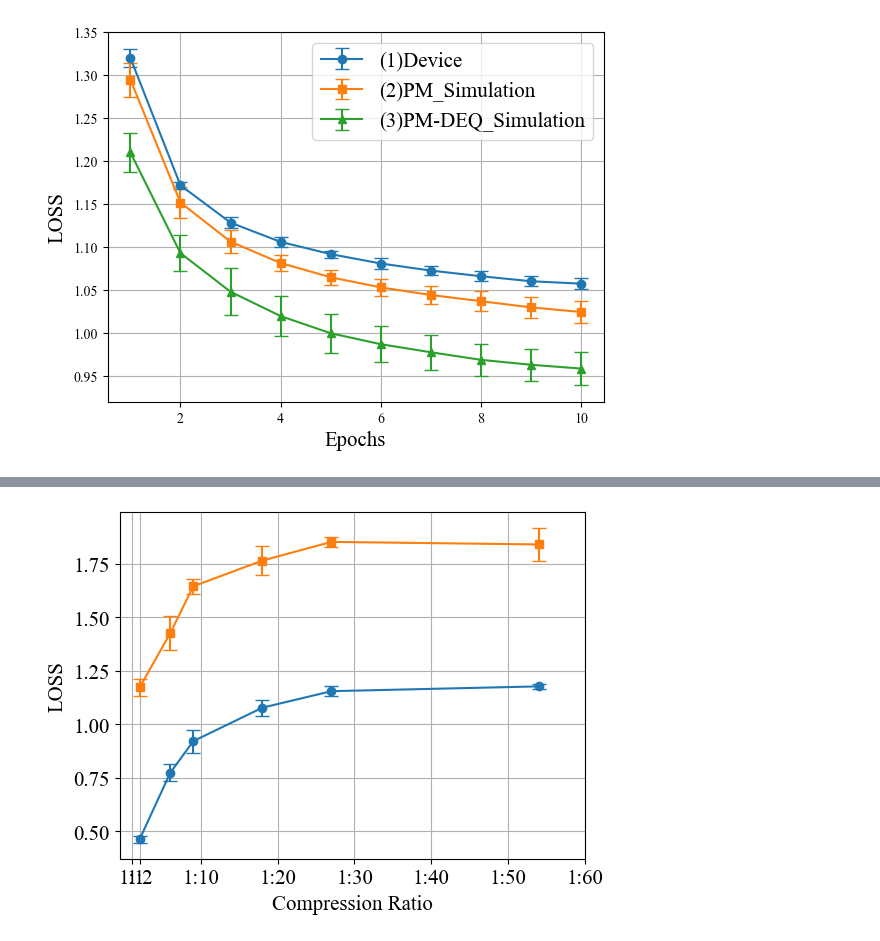
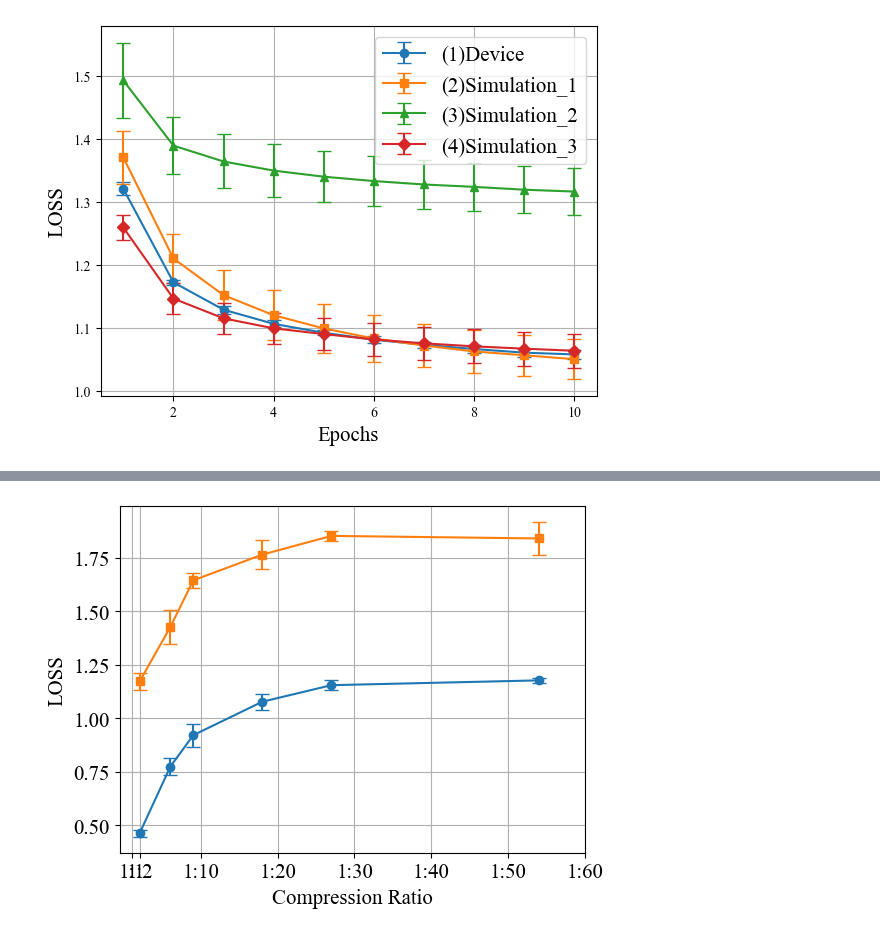
Before and after one commit to Ryuichi-K-create/PhotonicEncoder_public, a Jupyter notebook: Runner/evaluate_note/test_graph.ipynb, the cells around one changed output, grey strips where cells are left out. Saved outputs shown, nothing was run; the diff lists cells and outputs as text; code cells hidden in the pictures.

```diff
--- a/Runner/evaluate_note/test_graph.ipynb
+++ b/Runner/evaluate_note/test_graph.ipynb
@@ -39,41 +39,52 @@ file_name = '0none_mid.csv'
 file_pathes.append(os.path.join(onedrive_path,'PhotonicEncoder_data',dataset, variable_param + '_variable', enc_type, cls_type, experiment_name, file_name))
 
 #-------------------------2ndParameter--------------------------
-labels.append('(2)PM_Simulation')
+labels.append('(2)Simulation_1') #-pi/2~pi/2
 enc_type = 'PM'
 cls_type = 'MLP'
 variable_value = 0  # 例: variableの値
 num_times = 5  # 試行回数
-experiment_name = 'fft_sim10090948'
-file_name = '0none_mid.csv'
+experiment_name = 'fft_sim10161246'
+file_name = '17compressed_dim_mid.csv'
 
+variable_param = 'compressed_dim'
 file_pathes.append(os.path.join(onedrive_path,'PhotonicEncoder_data',dataset, variable_param + '_variable', enc_type, cls_type, experiment_name, file_name))
 
 #-------------------------3rdParameter--------------------------
-labels.append('(3)PM-DEQ_Simulation')
+labels.append('(3)Simulation_2')
 enc_type = 'PM'
 cls_type = 'MLP'
 variable_value = 0  # 例: variableの値
 num_times = 5  # 試行回数
-experiment_name = 'deq_fft10091037'
-file_name = '0none_mid.csv'
+experiment_name = 'fft_sim10150955'
+file_name = '17compressed_dim_mid.csv'
 
 file_pathes.append(os.path.join(onedrive_path,'PhotonicEncoder_data',dataset, variable_param + '_variable', enc_type, cls_type, experiment_name, file_name))
 #---------------------------------------------------------------
+#-------------------------3rdParameter--------------------------
+labels.append('(4)Simulation_3')
+enc_type = 'PM'
+cls_type = 'MLP'
+variable_value = 0  # 例: variableの値
+num_times = 5  # 試行回数
+experiment_name = 'fft_sim10161326'
+file_name = '17compressed_dim_mid.csv'
+
+file_pathes.append(os.path.join(onedrive_path,'PhotonicEncoder_data',dataset, variable_param + '_variable', enc_type, cls_type, experiment_name, file_name))
 if variable_param == 'leverage':
     if dataset in ('mnist', 'fashion-mnist') :
         memory_lis =[1,2,4,8,16]
     elif dataset in ('cifar-10', 'cinic-10'):
         memory_lis =[1,2,10,20,30,40,50]
     elif dataset == 'covtype':
         memory_lis =[1,2,10,20,30,40,50,60]
 
 # variable_values = [1,2,4,8,16]
 memory_lis =[1,2,4,8,16]
 
 epoch_graph_maker(file_pathes,variable_param,variable_value,memory_lis,labels,Save=False, Show=True)
 # %% [output]
-[figure, old version]
+[figure, new version]
 # %%
 file_pathes = []
 labels = []
```
Also changed, not shown: parts of 1 cell of this notebook, 4 other files.
